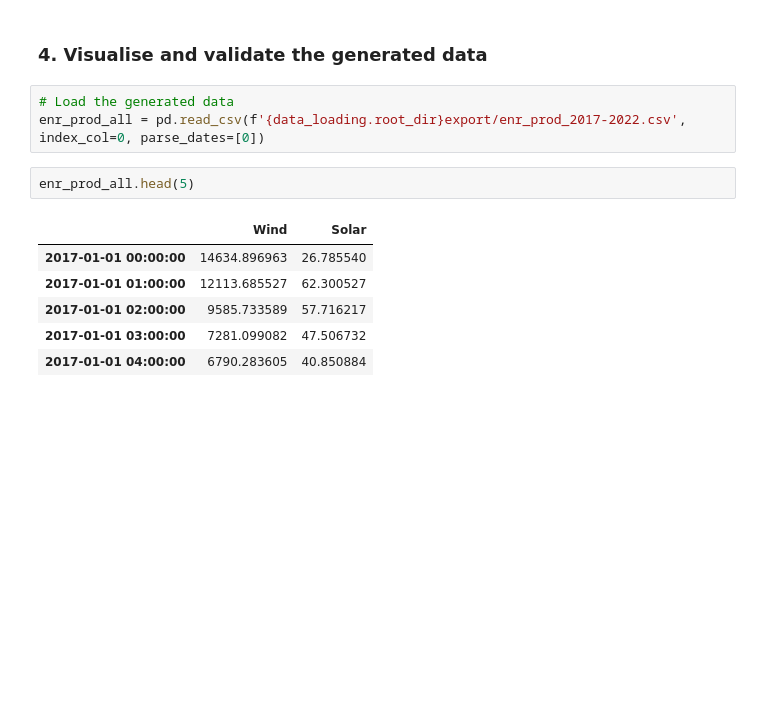
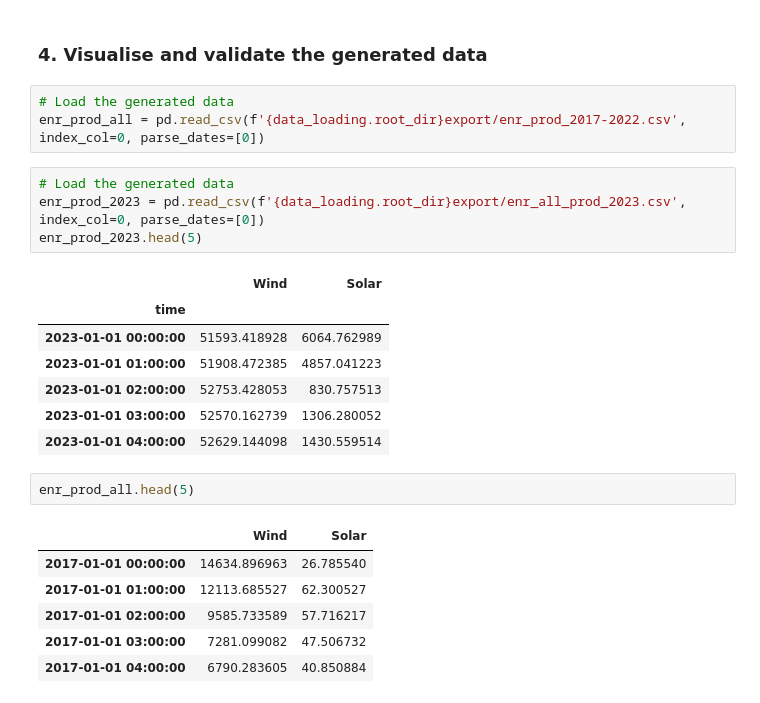
Before and after one commit to Souhaillyamani/Model, a Jupyter notebook: example.ipynb, the cells around one changed output. Saved outputs shown, nothing was run; the diff lists cells and outputs as text; blank space fills up the shorter version.

```diff
--- a/example.ipynb
+++ b/example.ipynb
@@ -56,6 +129,18 @@ enr_data = generate_production_files([wind_plants_model, solar_plants_model], [2
 # %%
 # Load the generated data
 enr_prod_all = pd.read_csv(f'{data_loading.root_dir}export/enr_prod_2017-2022.csv', index_col=0, parse_dates=[0])
+# %%
+# Load the generated data
+enr_prod_2023 = pd.read_csv(f'{data_loading.root_dir}export/enr_all_prod_2023.csv', index_col=0, parse_dates=[0])
+enr_prod_2023.head(5)
+# %% [output]
+|  | Wind | Solar |
+| time |  |  |
+| 2023-01-01 00:00:00 | 51593.418928 | 6064.762989 |
+| 2023-01-01 01:00:00 | 51908.472385 | 4857.041223 |
+| 2023-01-01 02:00:00 | 52753.428053 | 830.757513 |
+| 2023-01-01 03:00:00 | 52570.162739 | 1306.280052 |
+| 2023-01-01 04:00:00 | 52629.144098 | 1430.559514 |
 # %%
 enr_prod_all.head(5)
 # %% [output]
```
Also changed, not shown: parts of 5 cells of this notebook, 3 other files.
